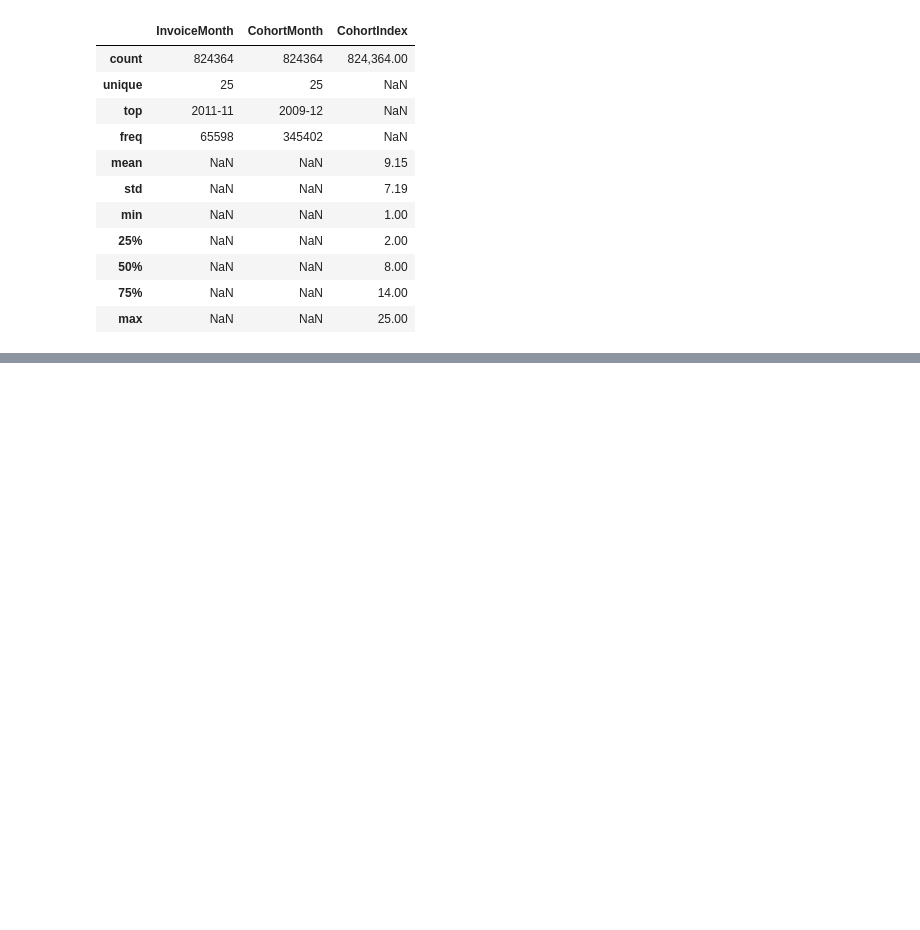
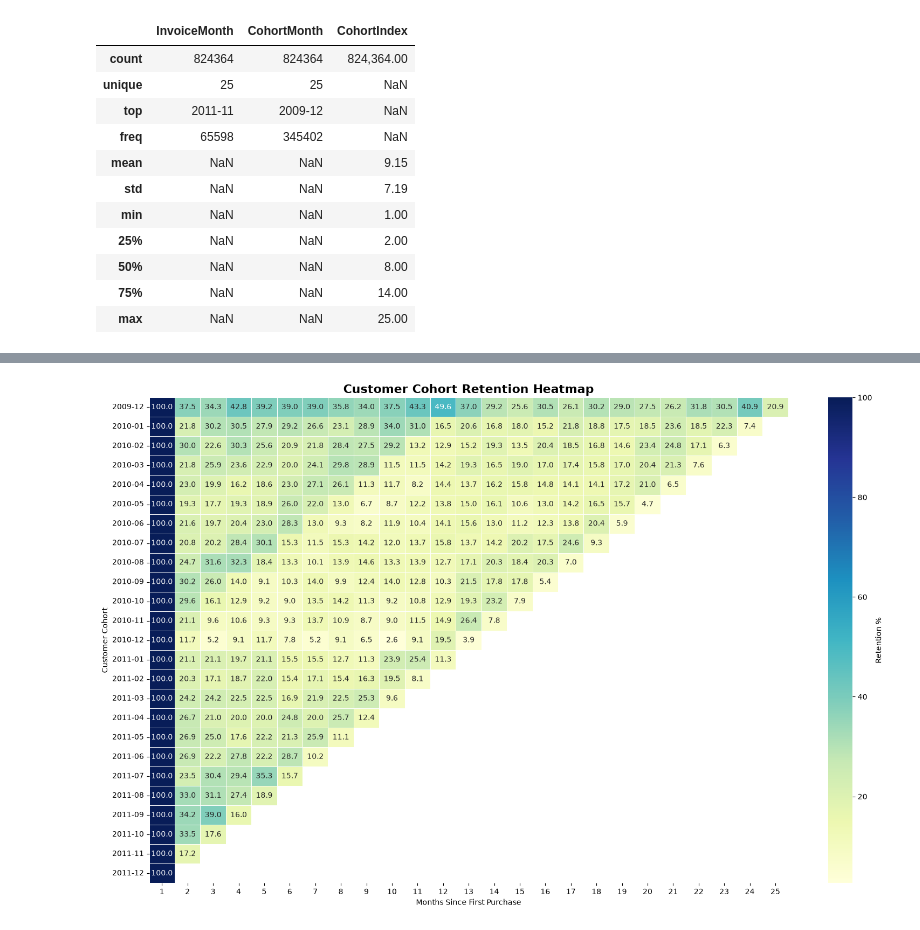
Before and after one commit to Tamoze/SaaS-ECommerce-Cohort-Retention-CLTV-Analysis, a Jupyter notebook: notebooks/02_cohort_analysis.ipynb, the cells around one changed output, grey strips where cells are left out. Cells and saved outputs as stored; diff of their text form; code cells hidden in the pictures; blank space fills up the shorter version.

Commit message:
Complete customer cohort retention analysis and heatmap visualization

```diff
--- a/notebooks/02_cohort_analysis.ipynb
+++ b/notebooks/02_cohort_analysis.ipynb
@@ -233,0 +522,8 @@ Maximum Cohort Index: 25
+# %%
+# ==========================================
+# Convert Retention to Percentage
+# ==========================================
+
+retention_percentage = (retention * 100).round(1)
+
+retention_percentage.head()
@@ -233,0 +552,38 @@ Maximum Cohort Index: 25
+# %%
+# ==========================================
+# Import Visualization Libraries
+# ==========================================
+
+import matplotlib.pyplot as plt
+import seaborn as sns
+
+plt.style.use("default")
+# %%
+# ==========================================
+# Cohort Retention Heatmap
+# ==========================================
+
+plt.figure(figsize=(16, 10))
+
+sns.heatmap(
+    retention_percentage,
+    annot=True,
+    fmt=".1f",
+    cmap="YlGnBu",
+    linewidths=0.5,
+    cbar_kws={"label": "Retention %"}
+)
+
+plt.title(
+    "Customer Cohort Retention Heatmap",
+    fontsize=16,
+    weight="bold"
+)
+
+plt.xlabel("Months Since First Purchase")
+plt.ylabel("Customer Cohort")
+
+plt.tight_layout()
+plt.show()
+# %% [output]
+[figure, added]
```
Also changed, not shown: parts of 23 cells of this notebook, 2 other files.
